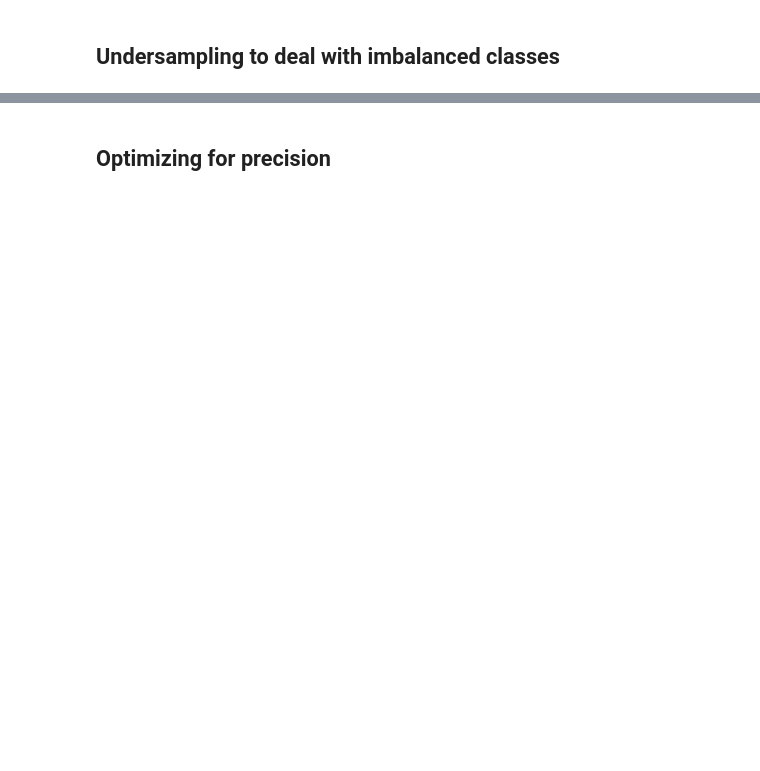
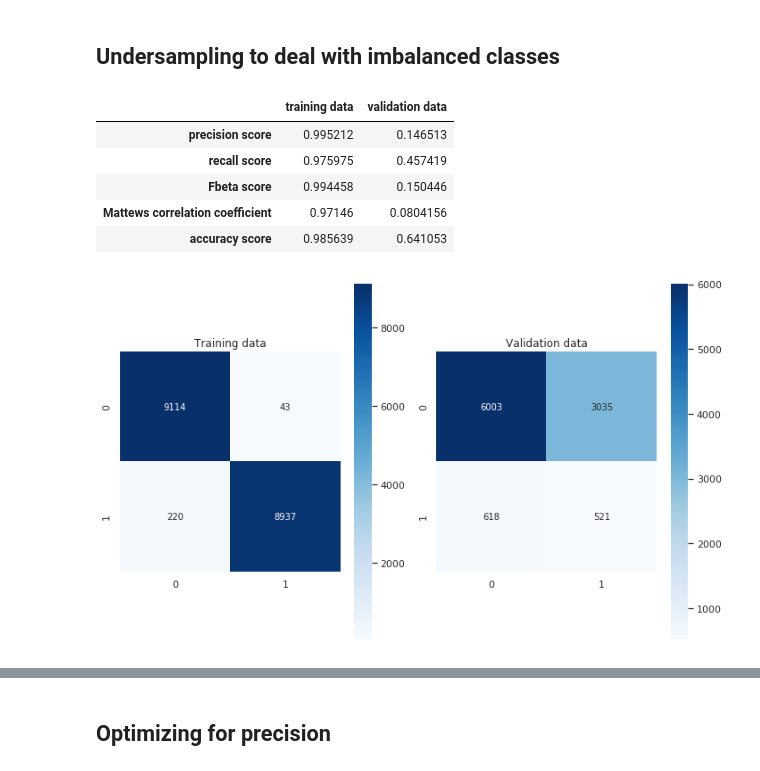
Before and after one commit to pavelzimin/hospital_readmission, a Jupyter notebook: 03_Hospital_Readmission_Machine_Learning.ipynb, the cells around one changed output, grey strips where cells are left out. Cells and saved outputs as stored; diff of their text form; code cells hidden in the pictures; blank space fills up the shorter version.

```diff
--- a/03_Hospital_Readmission_Machine_Learning.ipynb
+++ b/03_Hospital_Readmission_Machine_Learning.ipynb
@@ -113,0 +98,5 @@ precision_score(y_hold1, clf.predict(X_hold1))
+# %%
+rus = RandomUnderSampler(return_indices=True, random_state=42)
+X_rus_combined, y_rus_combined, id_rus = rus.fit_sample(np.concatenate((X_train, X_hold1)), np.concatenate((y_train, y_hold1)))
+print(X_rus_combined.shape)
+print(y_rus_combined.shape)
@@ -114,2 +137,14 @@ precision_score(y_hold1, clf.predict(X_hold1))
 # %% [markdown]
 ## Undersampling to deal with imbalanced classes
+# %%
+clf_rus = RandomForestClassifier(n_jobs=-1, random_state=42)
+clf_rus.fit(X_rus_combined, y_rus_combined)
+test_model(X_rus_combined, y_rus_combined, X_hold2, y_hold2, clf_rus)
+# %% [output]
+|  | training data | validation data |
+| precision score | 0.995212 | 0.146513 |
+| recall score | 0.975975 | 0.457419 |
+| Fbeta score | 0.994458 | 0.150446 |
+| Mattews correlation coefficient | 0.97146 | 0.0804156 |
+| accuracy score | 0.985639 | 0.641053 |
+[figure, added]
```
Also changed, not shown: parts of 153 cells of this notebook.
